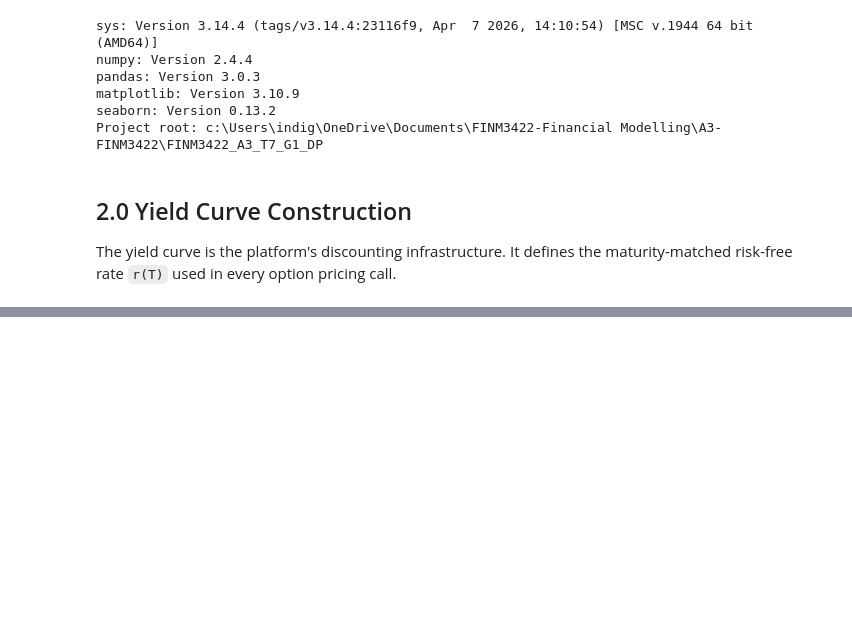
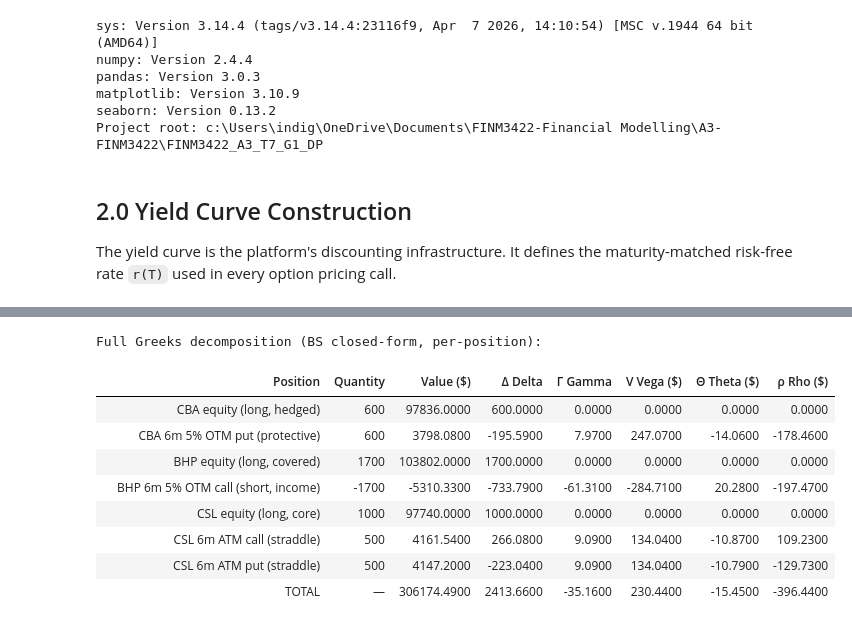
Before and after one commit to indigohill/FINM3422_A3_T7_G1_DP, a Jupyter notebook: notebooks/03_portfolio.ipynb, the cells around one changed output, grey strips where cells are left out. Saved outputs shown, nothing was run; the diff lists cells and outputs as text; code cells hidden in the pictures; blank space fills up the shorter version.

Commit message:
Additions to portfolio.ipynb

```diff
--- a/notebooks/03_portfolio.ipynb
+++ b/notebooks/03_portfolio.ipynb
@@ -359,0 +399,61 @@ plt.show ()
+# %%
+# === Per-position Greeks decomposition ===
+# Equity positions: only delta (= quantity); other Greeks zero by construction.
+# Option positions: closed-form BS Greeks scaled by quantity.
+
+greeks_rows = []
+for pos in portfolio.positions:
+    instr = pos["instrument"]
+    qty   = pos["quantity"]
+    label = pos["label"]
+    val   = instr.price() * qty
+
+    if isinstance(instr, EquityPosition):
+        delta = qty
+        gamma = vega = theta = rho = 0.0
+    else:
+        delta = instr.delta() * qty
+        gamma = instr.gamma() * qty
+        vega  = instr.vega()  * qty
+        theta = instr.theta() * qty
+        rho   = instr.rho()   * qty
+
+    greeks_rows.append({
+        "Position":    label,
+        "Quantity":    qty,
+        "Value ($)":   val,
+        "Δ Delta":     delta,
+        "Γ Gamma":     gamma,
+        "V Vega ($)":  vega,
+        "Θ Theta ($)": theta,
+        "ρ Rho ($)":   rho,
+    })
+
+# Aggregate row
+totals = {
+    "Position":    "TOTAL",
+    "Quantity":    "—",
+    "Value ($)":   sum(r["Value ($)"] for r in greeks_rows),
+    "Δ Delta":     sum(r["Δ Delta"] for r in greeks_rows),
+    "Γ Gamma":     sum(r["Γ Gamma"] for r in greeks_rows),
+    "V Vega ($)":  sum(r["V Vega ($)"] for r in greeks_rows),
+    "Θ Theta ($)": sum(r["Θ Theta ($)"] for r in greeks_rows),
+    "ρ Rho ($)":   sum(r["ρ Rho ($)"] for r in greeks_rows),
+}
+greeks_rows.append(totals)
+
+greeks_df = pd.DataFrame(greeks_rows)
+greeks_df.index = [""] * len(greeks_df)
+print("Full Greeks decomposition (BS closed-form, per-position):")
+display(greeks_df.round(2))
+# %% [output]
+Full Greeks decomposition (BS closed-form, per-position):
+|  | Position | Quantity | Value ($) | Δ Delta | Γ Gamma | V Vega ($) | Θ Theta ($) | ρ Rho ($) |
+|  | CBA equity (long, hedged) | 600 | 97836.0000 | 600.0000 | 0.0000 | 0.0000 | 0.0000 | 0.0000 |
+|  | CBA 6m 5% OTM put (protective) | 600 | 3798.0800 | -195.5900 | 7.9700 | 247.0700 | -14.0600 | -178.4600 |
+|  | BHP equity (long, covered) | 1700 | 103802.0000 | 1700.0000 | 0.0000 | 0.0000 | 0.0000 | 0.0000 |
+|  | BHP 6m 5% OTM call (short, income) | -1700 | -5310.3300 | -733.7900 | -61.3100 | -284.7100 | 20.2800 | -197.4700 |
+|  | CSL equity (long, core) | 1000 | 97740.0000 | 1000.0000 | 0.0000 | 0.0000 | 0.0000 | 0.0000 |
+|  | CSL 6m ATM call (straddle) | 500 | 4161.5400 | 266.0800 | 9.0900 | 134.0400 | -10.8700 | 109.2300 |
+|  | CSL 6m ATM put (straddle) | 500 | 4147.2000 | -223.0400 | 9.0900 | 134.0400 | -10.7900 | -129.7300 |
+|  | TOTAL | — | 306174.4900 | 2413.6600 | -35.1600 | 230.4400 | -15.4500 | -396.4400 |
```
Also changed, not shown: parts of 46 cells of this notebook, 3 other files.
